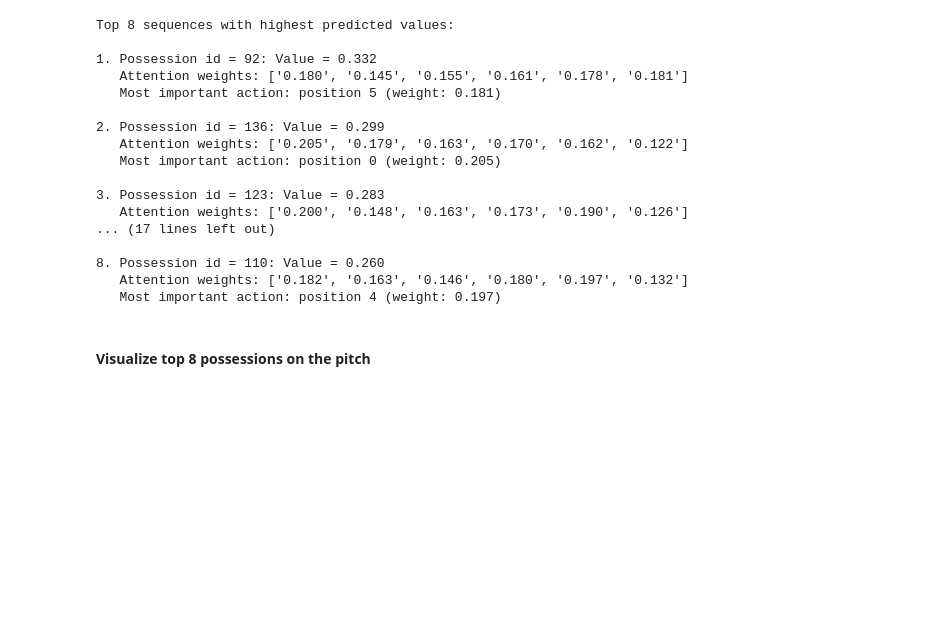
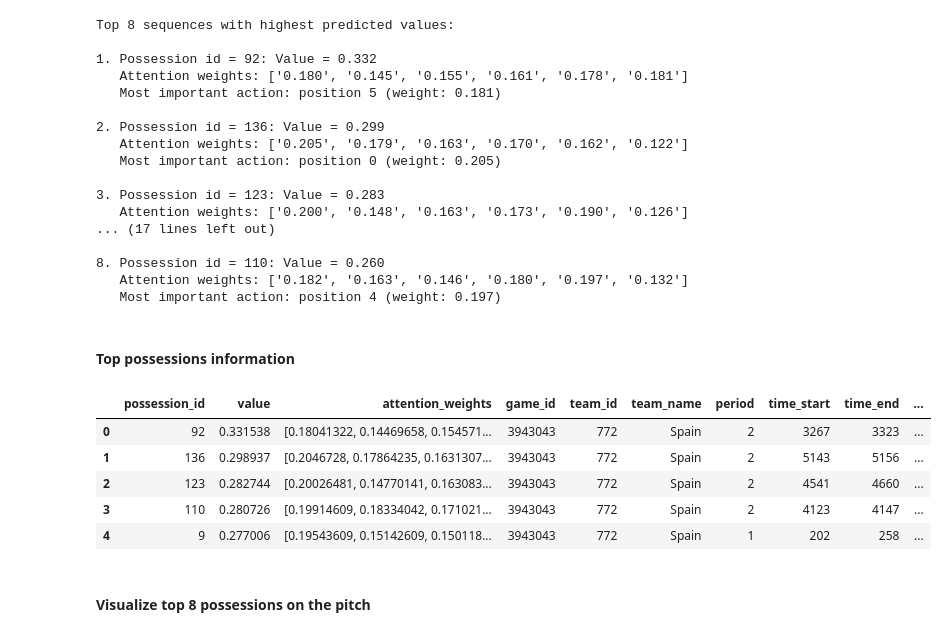
Before and after one commit to tmorcinek/statsbomb-scout, a Jupyter notebook: analysis.ipynb, the cells around one changed output. Saved outputs shown, nothing was run; the diff lists cells and outputs as text; code cells hidden in the pictures; blank space fills up the shorter version.

```diff
--- a/analysis.ipynb
+++ b/analysis.ipynb
@@ -261,5 +260,18 @@ Top 8 sequences with highest predicted values:
 8. Possession id = 110: Value = 0.260
    Attention weights: ['0.182', '0.163', '0.146', '0.180', '0.197', '0.132']
    Most important action: position 4 (weight: 0.197)
+# %% [markdown]
+#### Top possessions information
+# %%
+top_possessions_df = create_top_possessions_df(selected_match, selected_events, p_match, predicted_values_final, attention_weights_final, 50)
+top_possessions_df.to_csv(f"models/{MODEL_TYPE}/top_possessions_final_df.csv", index=False)
+top_possessions_df.head()
+# %% [output]
+|  | possession_id | value | attention_weights | game_id | team_id | team_name | period | time_start | time_end | ... |
+| 0 | 92 | 0.331538 | [0.18041322, 0.14469658, 0.154571... | 3943043 | 772 | Spain | 2 | 3267 | 3323 | ... |
+| 1 | 136 | 0.298937 | [0.2046728, 0.17864235, 0.1631307... | 3943043 | 772 | Spain | 2 | 5143 | 5156 | ... |
+| 2 | 123 | 0.282744 | [0.20026481, 0.14770141, 0.163083... | 3943043 | 772 | Spain | 2 | 4541 | 4660 | ... |
+| 3 | 110 | 0.280726 | [0.19914609, 0.18334042, 0.171021... | 3943043 | 772 | Spain | 2 | 4123 | 4147 | ... |
+| 4 | 9 | 0.277006 | [0.19543609, 0.15142609, 0.150118... | 3943043 | 772 | Spain | 1 | 202 | 258 | ... |
 # %% [markdown]
 #### Visualize top 8 possessions on the pitch
```
Also changed, not shown: parts of 8 cells of this notebook, 7 other files.
